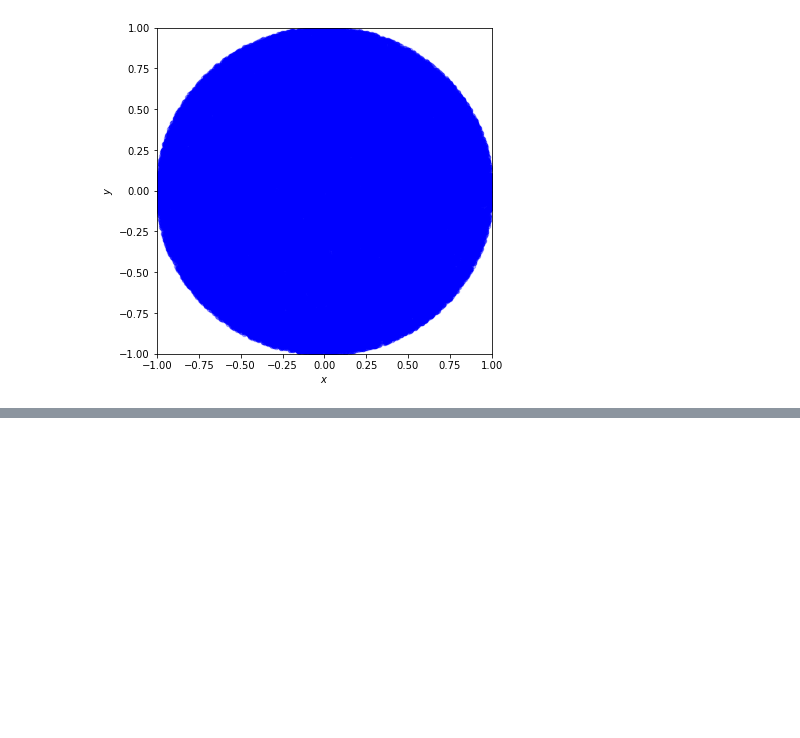
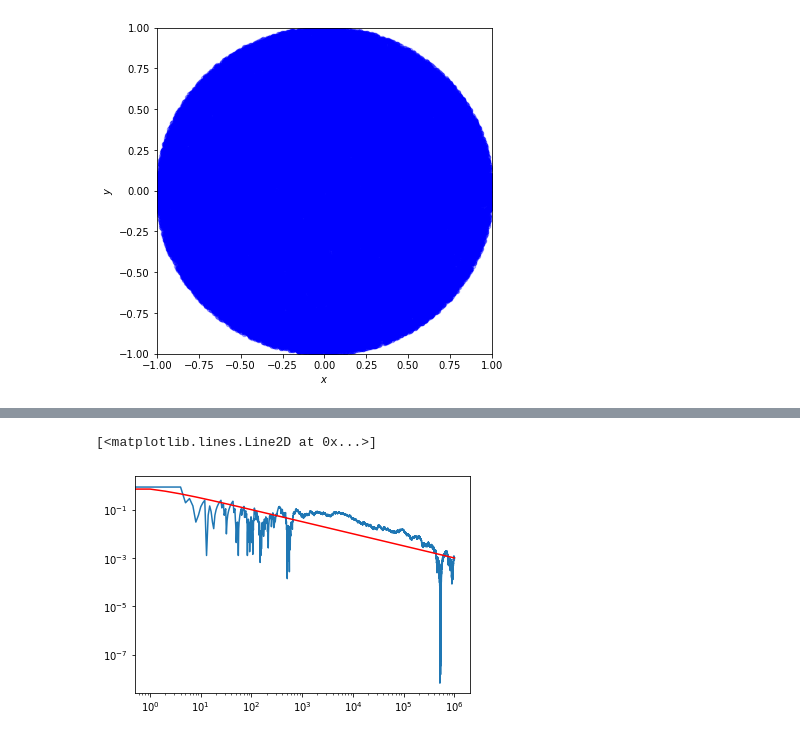
Before and after one commit to icmm-ntu/2022-Fall, a Jupyter notebook: Week3_20220922.ipynb, the cells around one changed output, grey strips where cells are left out. Drawn from its saved outputs; the diff is of its cells as text; code cells hidden in the pictures; blank space fills up the shorter version.

```diff
--- a/Week3_20220922.ipynb
+++ b/Week3_20220922.ipynb
@@ -333,0 +371,29 @@ Area of the circle = 3.1461
+# %%
+
+N = 1000000 #000
+inside = 0
+approximation = numpy.zeros(N)
+#Area_List = []
+
+for i in range(N):
+    x = numpy.random.uniform(-1, 1)
+    y = numpy.random.uniform(-1, 1)
+    if numpy.sqrt(x**2 + y**2) < 1:
+        inside += 1
+    approximation[i] = 4 * inside/float(i+1)
+    #ans = 4 * inside/float(i+1)
+    #Area_List.append(ans)
+
+
+# error assessment
+MC_error = numpy.abs(approximation-numpy.pi)
+plt.loglog(MC_error)
+CLT_Convergence = 1/numpy.sqrt(numpy.arange(N)+1)
+plt.loglog(CLT_Convergence, color='r')
+plt.xlabel("Number of iterations")
+plt.ylabel("Estimation error");
+plt.tight_layout()
+plt.savefig("Unit3.3._clt.png")
+# %% [output]
+[<matplotlib.lines.Line2D at 0x...>]
+[figure, added]
```
Also changed, not shown: parts of 2 cells of this notebook, 2 other files.
